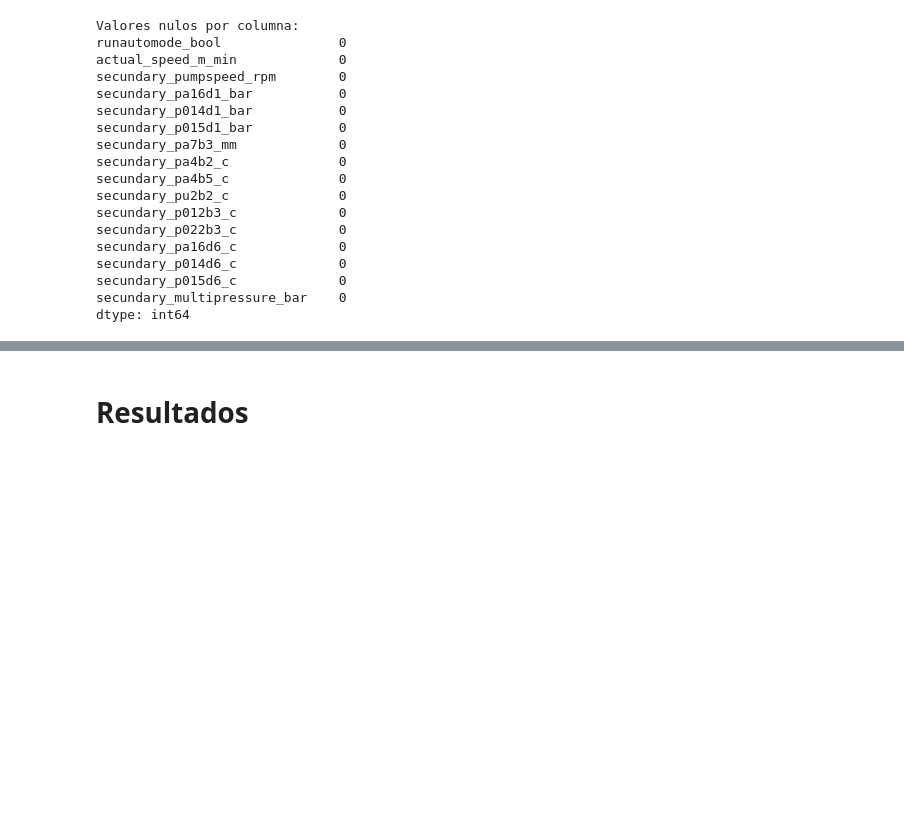
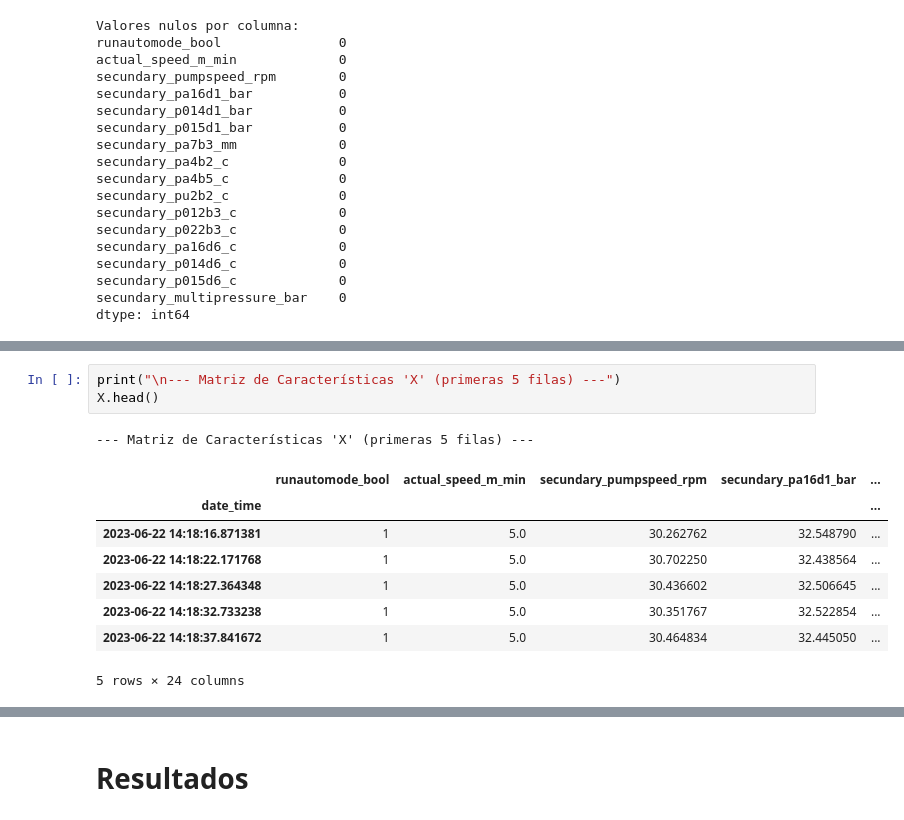
Before and after one commit to emmanuelrosales/ML_FinalProject, a Jupyter notebook: ML_FinalProject.ipynb, the cells around one changed output, grey strips where cells are left out. Cells and saved outputs as stored; diff of their text form; blank space fills up the shorter version.

```diff
--- a/ML_FinalProject.ipynb
+++ b/ML_FinalProject.ipynb
@@ -193,0 +289,13 @@ https://scikit-learn.org/stable/modules/generated/sklearn.model_selection.TimeSe
+# %%
+print("\n--- Matriz de Características 'X' (primeras 5 filas) ---")
+X.head()
+# %% [output]
+--- Matriz de Características 'X' (primeras 5 filas) ---
+|  | runautomode_bool | actual_speed_m_min | secundary_pumpspeed_rpm | secundary_pa16d1_bar | ... |
+| date_time |  |  |  |  | ... |
+| 2023-06-22 14:18:16.871381 | 1 | 5.0 | 30.262762 | 32.548790 | ... |
+| 2023-06-22 14:18:22.171768 | 1 | 5.0 | 30.702250 | 32.438564 | ... |
+| 2023-06-22 14:18:27.364348 | 1 | 5.0 | 30.436602 | 32.506645 | ... |
+| 2023-06-22 14:18:32.733238 | 1 | 5.0 | 30.351767 | 32.522854 | ... |
+| 2023-06-22 14:18:37.841672 | 1 | 5.0 | 30.464834 | 32.445050 | ... |
+5 rows × 24 columns
```
Also changed, not shown: parts of 14 cells of this notebook.
